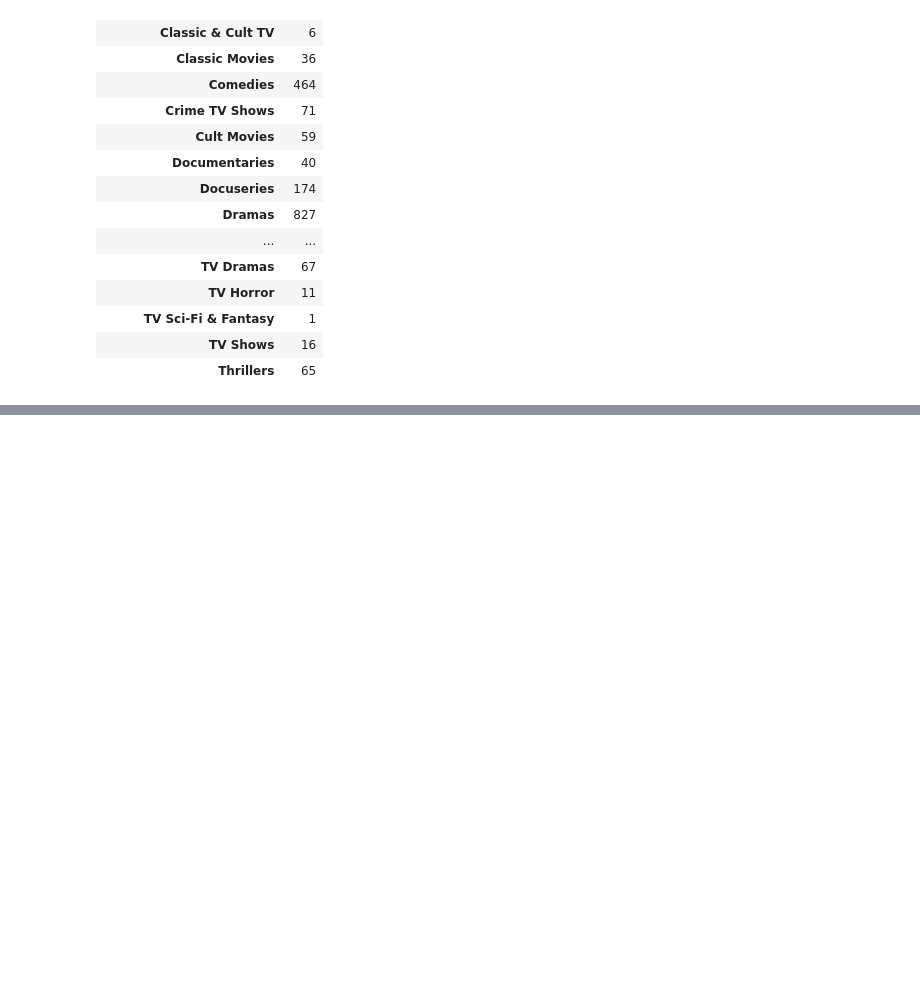
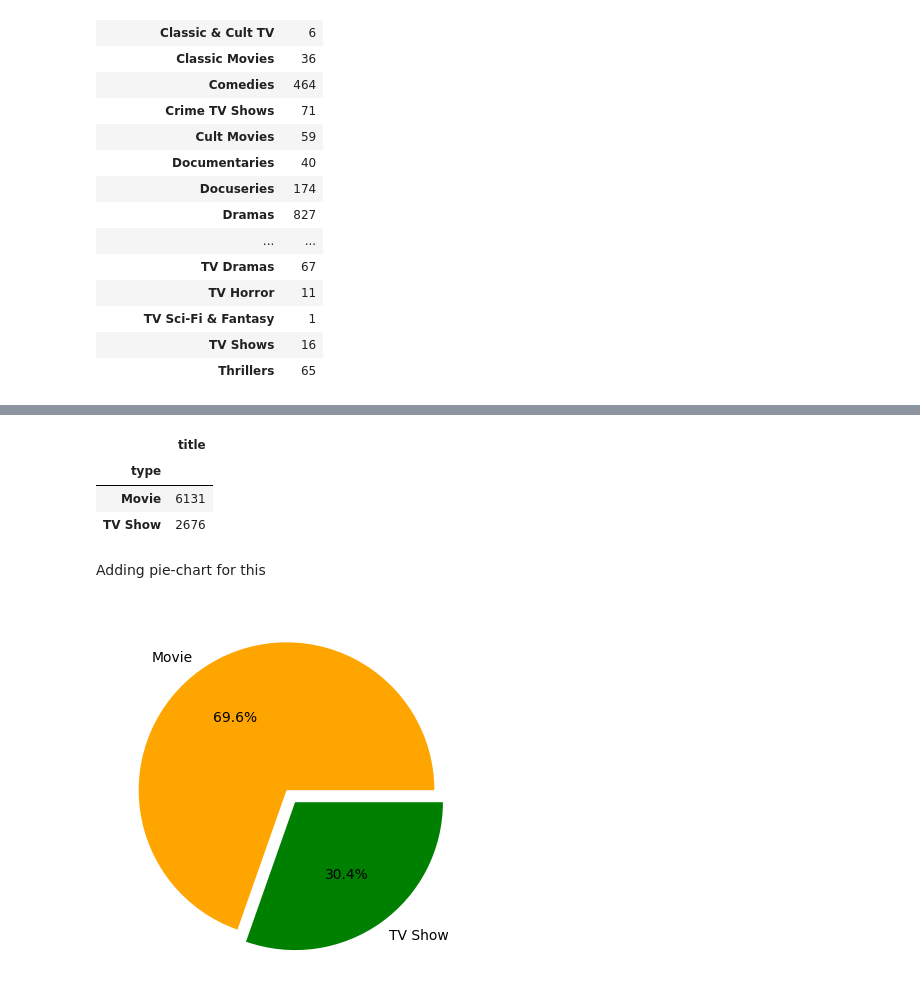
Before and after one commit to vinayakghatul/Netflix_EDA, a Jupyter notebook: DV_Netflix_Case.ipynb, the cells around one changed output, grey strips where cells are left out. Saved outputs shown, nothing was run; the diff lists cells and outputs as text; code cells hidden in the pictures; blank space fills up the shorter version.

```diff
--- a/DV_Netflix_Case.ipynb
+++ b/DV_Netflix_Case.ipynb
@@ -560,0 +527,15 @@ df[df['rating'].isnull()]
+# %%
+df_final1.groupby(['type']).agg({"title":"nunique"})
+# %% [output]
+|  | title |
+| type |  |
+| Movie | 6131 |
+| TV Show | 2676 |
+# %% [markdown]
+Adding pie-chart for this
+# %%
+df_type = df_final.groupby(['type']).agg({"title":"nunique"}).reset_index()
+plt.pie(df_type['title'],explode=(0.05,0.05),labels=df_type['type'],colors=['orange','green'],autopct='%.1f%%')
+plt.show()
+# %% [output]
+[figure, added]
```
Also changed, not shown: parts of 19 cells of this notebook.
